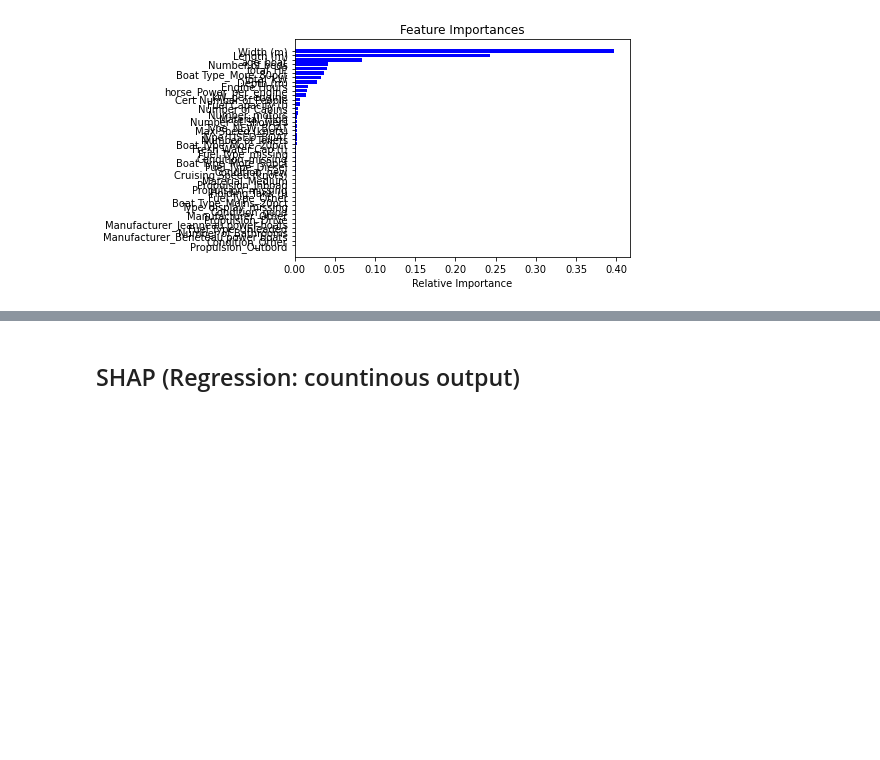
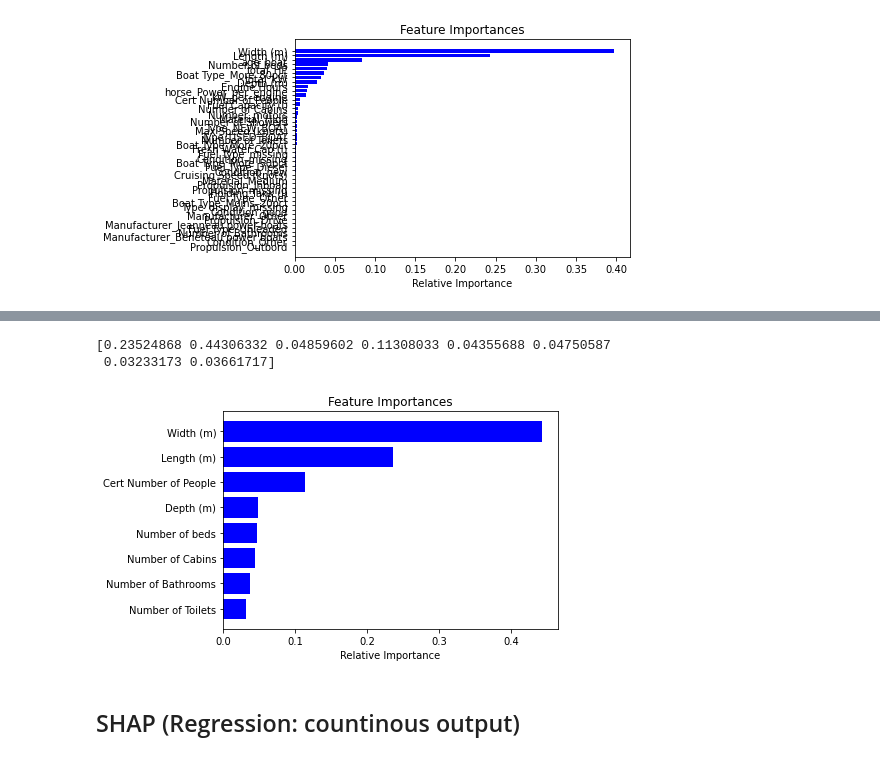
Before and after one commit to lovedatascience1/AcademyPublic, a Jupyter notebook: Boats_v1.ipynb, the cells around one changed output, grey strips where cells are left out. Saved outputs shown, nothing was run; the diff lists cells and outputs as text; code cells hidden in the pictures; blank space fills up the shorter version.

```diff
--- a/Boats_v1.ipynb
+++ b/Boats_v1.ipynb
@@ -2302,0 +2327,12 @@ plt.show()
+# %%
+# Important features
+important = list(X_train.columns[boruta.support_])
+print(len(important), f"Features confirmed as important: {important}")
+
+# Tentative features
+tentative = list(X_train.columns[boruta.support_weak_])
+print(len(tentative),f"Unconfirmed features (tentative): {tentative}")
+
+# Unimportant features
+unimportant = list(X_train.columns[~(boruta.support_ | boruta.support_weak_)])
+print(len(unimportant), f"Features confirmed as unimportant: {unimportant}")
@@ -2303,3 +2415,17 @@ plt.show()
+# %%
+print(base_model.feature_importances_)
+importances = base_model.feature_importances_
+indices = np.argsort(importances)
+features = X_train.columns
+plt.title('Feature Importances')
+plt.barh(range(len(indices)), importances[indices], color='b', align='center')
+plt.yticks(range(len(indices)), [features[i] for i in indices])
+plt.xlabel('Relative Importance')
+plt.show()
+# %% [output]
+[0.23524868 0.44306332 0.04859602 0.11308033 0.04355688 0.04750587
+ 0.03233173 0.03661717]
+[figure, added]
 # %% [markdown]
 ## SHAP (Regression: countinous output)
 # %%
```
Also changed, not shown: parts of 26 cells of this notebook.
